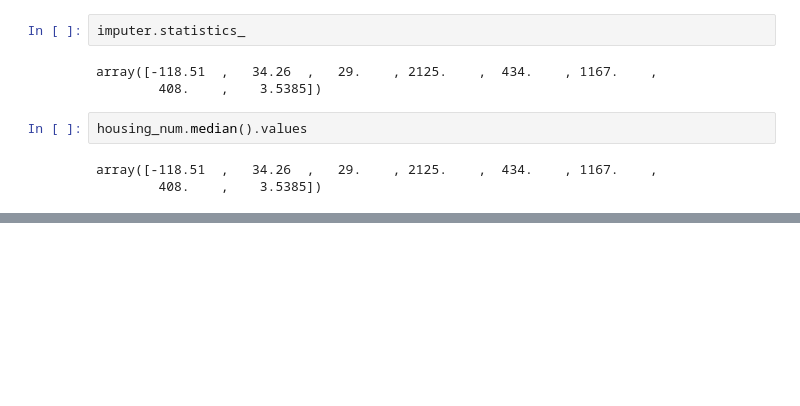
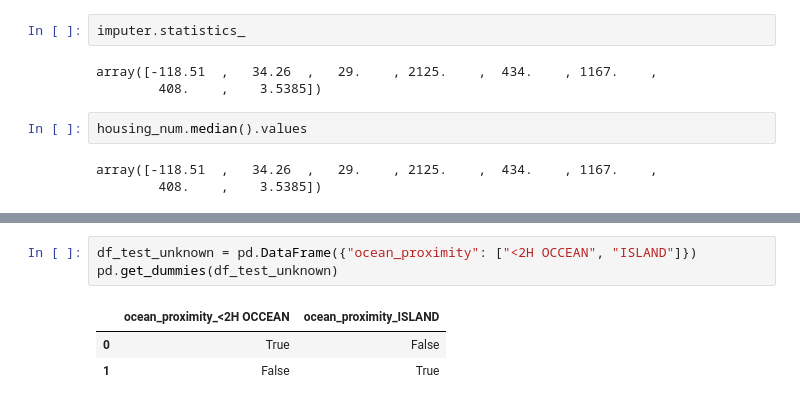
Before and after one commit to khaiwalVikrant/ai_ml_practice, a Jupyter notebook: heads_on_machine_learning/chapter_1.ipynb, the cells around one changed output, grey strips where cells are left out. Drawn from its saved outputs; the diff is of its cells as text; blank space fills up the shorter version.

```diff
--- a/heads_on_machine_learning/chapter_1.ipynb
+++ b/heads_on_machine_learning/chapter_1.ipynb
@@ -326,0 +394,7 @@ array([-118.51  ,   34.26  ,   29.    , 2125.    ,  434.    , 1167.    ,
+# %%
+df_test_unknown = pd.DataFrame({"ocean_proximity": ["<2H OCCEAN", "ISLAND"]})
+pd.get_dummies(df_test_unknown)
+# %% [output]
+|  | ocean_proximity_<2H OCCEAN | ocean_proximity_ISLAND |
+| 0 | True | False |
+| 1 | False | True |
```
Also changed, not shown: parts of 19 cells of this notebook.
